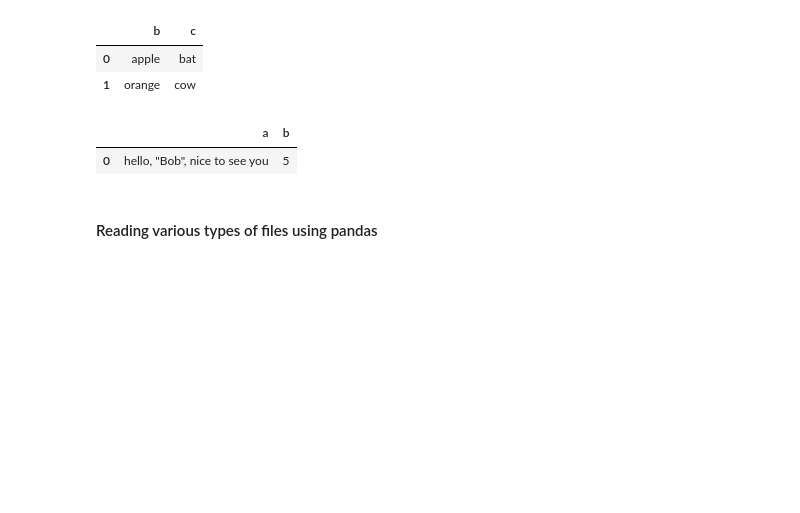
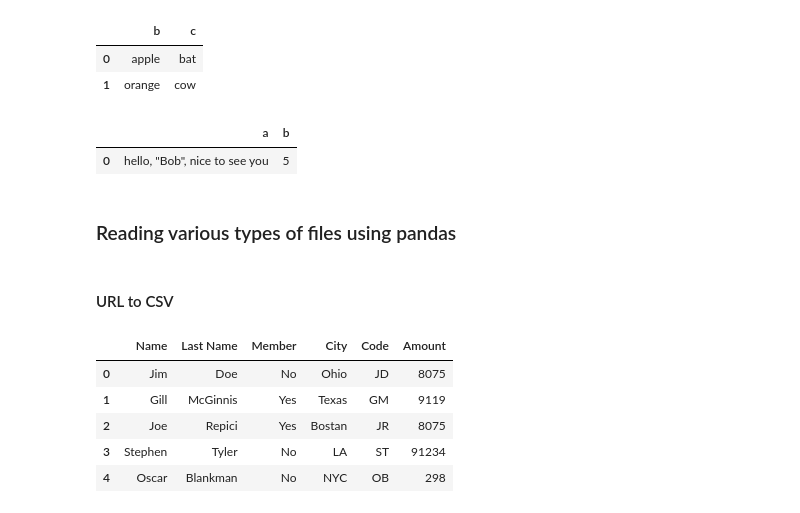
Before and after one commit to Akshay-Paunikar/DSA-with-Python, a Jupyter notebook: Python_for _Data_Science/03_Pandas.ipynb, the cells around one changed output. Drawn from its saved outputs; the diff is of its cells as text; code cells hidden in the pictures; blank space fills up the shorter version.

```diff
--- a/Python_for _Data_Science/03_Pandas.ipynb
+++ b/Python_for _Data_Science/03_Pandas.ipynb
@@ -517,4 +517,16 @@ df
 |  | a | b |
 | 0 | hello, "Bob", nice to see you | 5 |
 # %% [markdown]
-#### Reading various types of files using pandas
+### Reading various types of files using pandas
+# %% [markdown]
+#### URL to CSV
+# %%
+df = pd.read_csv("https://raw.githubusercontent.com/Tanishqa-10/AskPython/main/Sampledata.csv")
+df.head()
+# %% [output]
+|  | Name | Last Name | Member | City | Code | Amount |
+| 0 | Jim | Doe | No | Ohio | JD | 8075 |
+| 1 | Gill | McGinnis | Yes | Texas | GM | 9119 |
+| 2 | Joe | Repici | Yes | Bostan | JR | 8075 |
+| 3 | Stephen | Tyler | No | LA | ST | 91234 |
+| 4 | Oscar | Blankman | No | NYC | OB | 298 |
```
Also changed, not shown: parts of 23 cells of this notebook, 2 other files.
